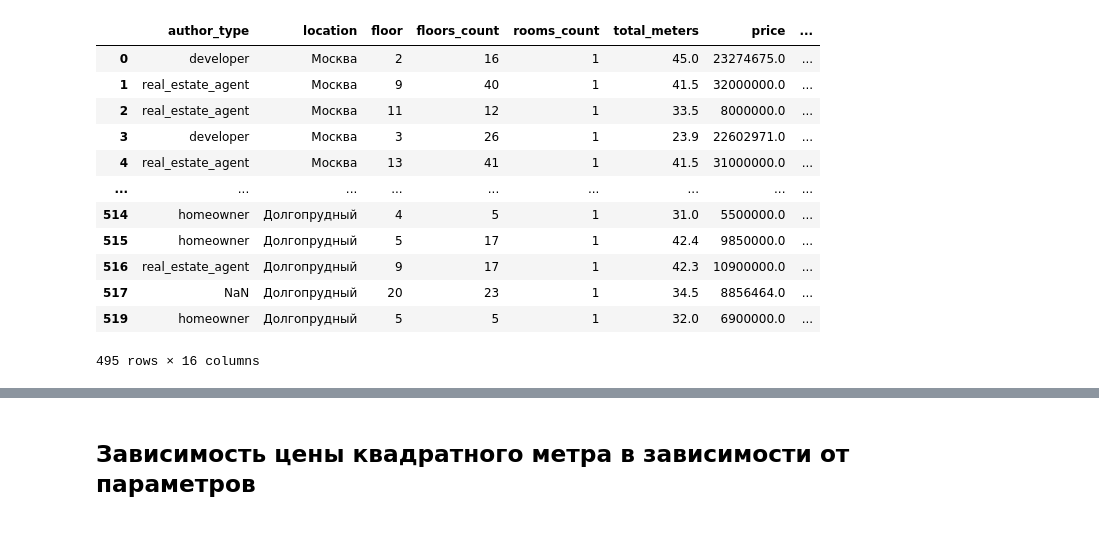
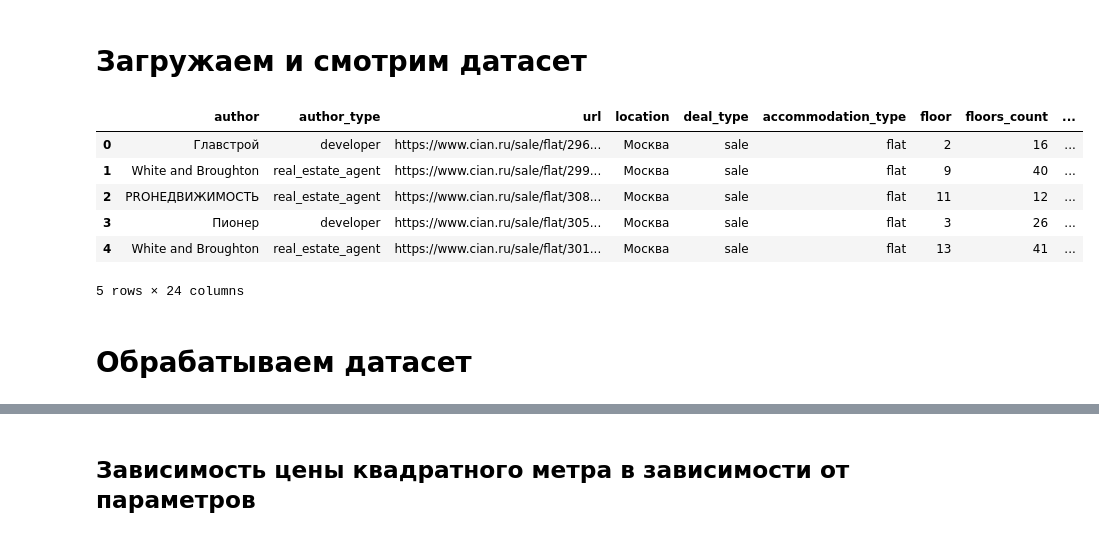
Before and after one commit to kalkulator777/dota3, a Jupyter notebook: analysis.ipynb, the cells around one changed output, grey strips where cells are left out. Drawn from its saved outputs; the diff is of its cells as text; code cells hidden in the pictures.

```diff
--- a/analysis.ipynb
+++ b/analysis.ipynb
@@ -1,31 +1,26 @@
+# %% [markdown]
+# Загружаем и смотрим датасет
 # %%
-import pandas
+# Импортируем библиотеки
+import pandas as pd
+import numpy as np
+import seaborn as sb
+import matplotlib.pyplot as plt
+import re
+from sklearn.impute import KNNImputer
 
 # Достаем таблицу
-table = pandas.read_csv('cian_parsed.csv')
-
-# Убираем дубликаты
-table = table.drop_duplicates()
-
-# Считаем цену за квадратный метр, потому что парсер не спарсил
-table['price_per_meter'] = table['price'] / table['total_meters'].astype(int)
-
-# Убираем не нужные нам данные, часть полезных к сожалению тоже
-table.drop(['deal_type', 'url', 'author', 'accommodation_type', 'house_number', 'phone', 'heating_type', 'object_type', 'residential_complex'], axis=1, inplace=True)
+df = pd.read_csv('data/cian_parsed.csv')
 
 # Отображаем
-table.head(10000)
+df.head(5)
 # %% [output]
-|  | author_type | location | floor | floors_count | rooms_count | total_meters | price | ... |
-| 0 | developer | Москва | 2 | 16 | 1 | 45.0 | 23274675.0 | ... |
-| 1 | real_estate_agent | Москва | 9 | 40 | 1 | 41.5 | 32000000.0 | ... |
-| 2 | real_estate_agent | Москва | 11 | 12 | 1 | 33.5 | 8000000.0 | ... |
-| 3 | developer | Москва | 3 | 26 | 1 | 23.9 | 22602971.0 | ... |
-| 4 | real_estate_agent | Москва | 13 | 41 | 1 | 41.5 | 31000000.0 | ... |
-| ... | ... | ... | ... | ... | ... | ... | ... | ... |
-| 514 | homeowner | Долгопрудный | 4 | 5 | 1 | 31.0 | 5500000.0 | ... |
-| 515 | homeowner | Долгопрудный | 5 | 17 | 1 | 42.4 | 9850000.0 | ... |
-| 516 | real_estate_agent | Долгопрудный | 9 | 17 | 1 | 42.3 | 10900000.0 | ... |
-| 517 | NaN | Долгопрудный | 20 | 23 | 1 | 34.5 | 8856464.0 | ... |
-| 519 | homeowner | Долгопрудный | 5 | 5 | 1 | 32.0 | 6900000.0 | ... |
+|  | author | author_type | url | location | deal_type | accommodation_type | floor | floors_count | ... |
+| 0 | Главстрой | developer | https://www.cian.ru/sale/flat/296... | Москва | sale | flat | 2 | 16 | ... |
+| 1 | White and Broughton | real_estate_agent | https://www.cian.ru/sale/flat/299... | Москва | sale | flat | 9 | 40 | ... |
+| 2 | PROНЕДВИЖИМОСТЬ | real_estate_agent | https://www.cian.ru/sale/flat/308... | Москва | sale | flat | 11 | 12 | ... |
+| 3 | Пионер | developer | https://www.cian.ru/sale/flat/305... | Москва | sale | flat | 3 | 26 | ... |
+| 4 | White and Broughton | real_estate_agent | https://www.cian.ru/sale/flat/301... | Москва | sale | flat | 13 | 41 | ... |
-495 rows × 16 columns
+5 rows × 24 columns
+# %% [markdown]
+# Обрабатываем датасет
```
Also changed, not shown: parts of 8 cells of this notebook, 4 other files.
